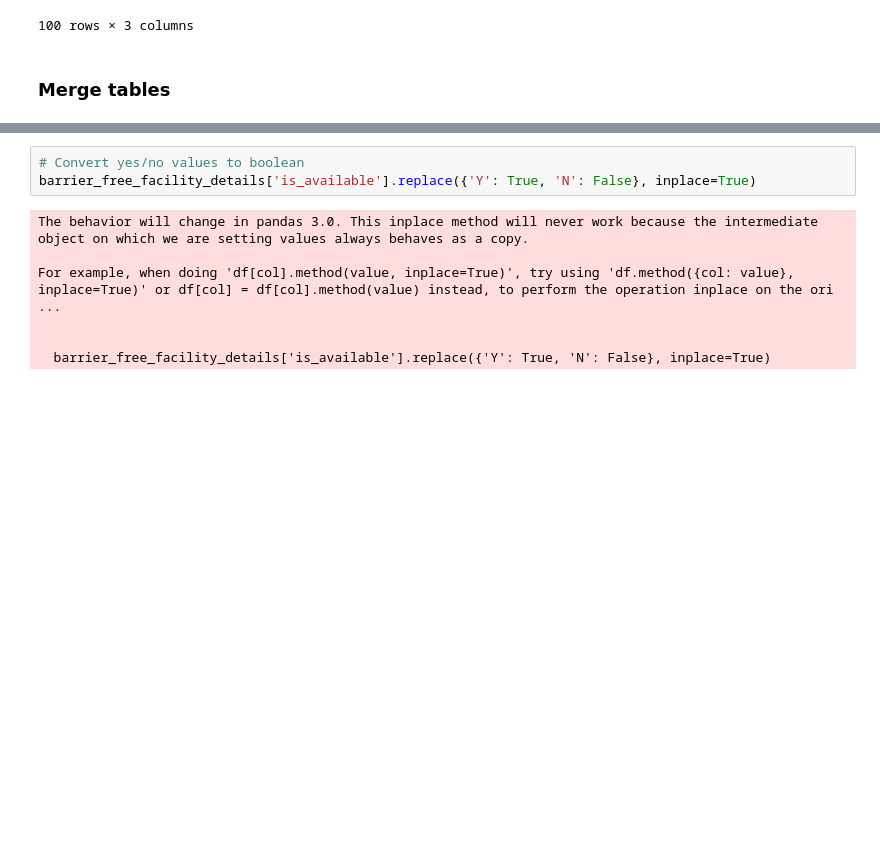
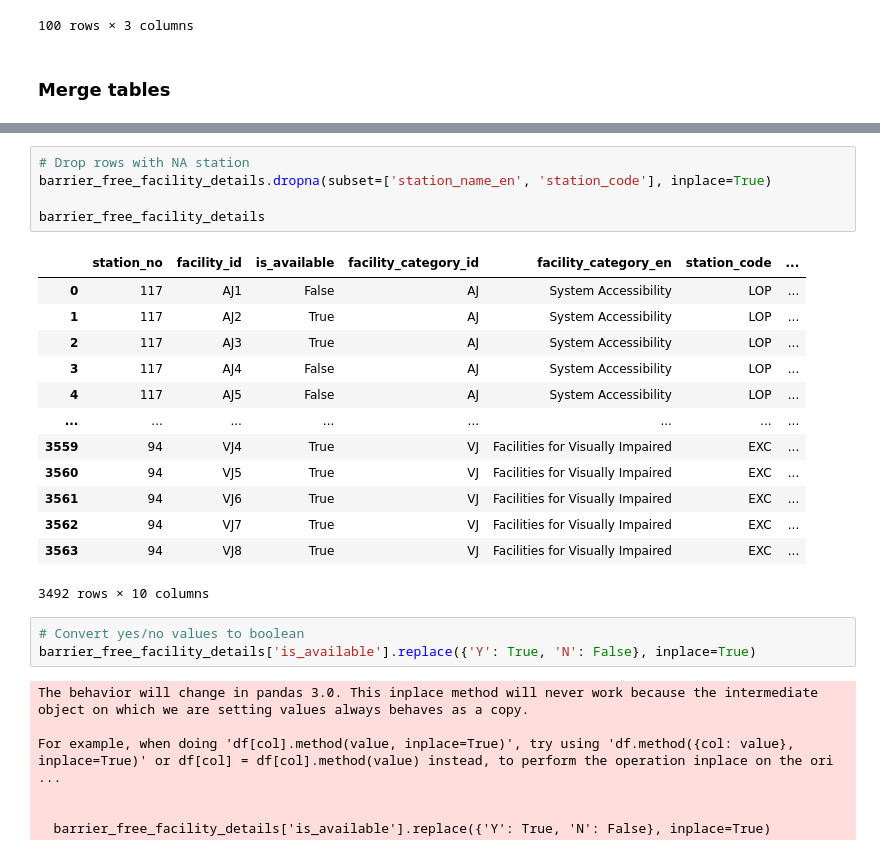
Before and after one commit to linhngo66/MTR-station-accessibility-audit, a Jupyter notebook: HoThiHaiYen-A2.ipynb, the cells around one changed output, grey strips where cells are left out. Cells and saved outputs as stored; diff of their text form; blank space fills up the shorter version.

```diff
--- a/HoThiHaiYen-A2.ipynb
+++ b/HoThiHaiYen-A2.ipynb
@@ -230,3 +283,22 @@ barrier_free_facility_details[barrier_free_facility_details.isna().any(axis=1)]
+# %%
+# Drop rows with NA station
+barrier_free_facility_details.dropna(subset=['station_name_en', 'station_code'], inplace=True)
+
+barrier_free_facility_details
+# %% [output]
+|  | station_no | facility_id | is_available | facility_category_id | facility_category_en | station_code | ... |
+| 0 | 117 | AJ1 | False | AJ | System Accessibility | LOP | ... |
+| 1 | 117 | AJ2 | True | AJ | System Accessibility | LOP | ... |
+| 2 | 117 | AJ3 | True | AJ | System Accessibility | LOP | ... |
+| 3 | 117 | AJ4 | False | AJ | System Accessibility | LOP | ... |
+| 4 | 117 | AJ5 | False | AJ | System Accessibility | LOP | ... |
+| ... | ... | ... | ... | ... | ... | ... | ... |
+| 3559 | 94 | VJ4 | True | VJ | Facilities for Visually Impaired | EXC | ... |
+| 3560 | 94 | VJ5 | True | VJ | Facilities for Visually Impaired | EXC | ... |
+| 3561 | 94 | VJ6 | True | VJ | Facilities for Visually Impaired | EXC | ... |
+| 3562 | 94 | VJ7 | True | VJ | Facilities for Visually Impaired | EXC | ... |
+| 3563 | 94 | VJ8 | True | VJ | Facilities for Visually Impaired | EXC | ... |
+3492 rows × 10 columns
 # %%
 # Convert yes/no values to boolean
 barrier_free_facility_details['is_available'].replace({'Y': True, 'N': False}, inplace=True)
```
Also changed, not shown: parts of 34 cells of this notebook, 2 other files.
